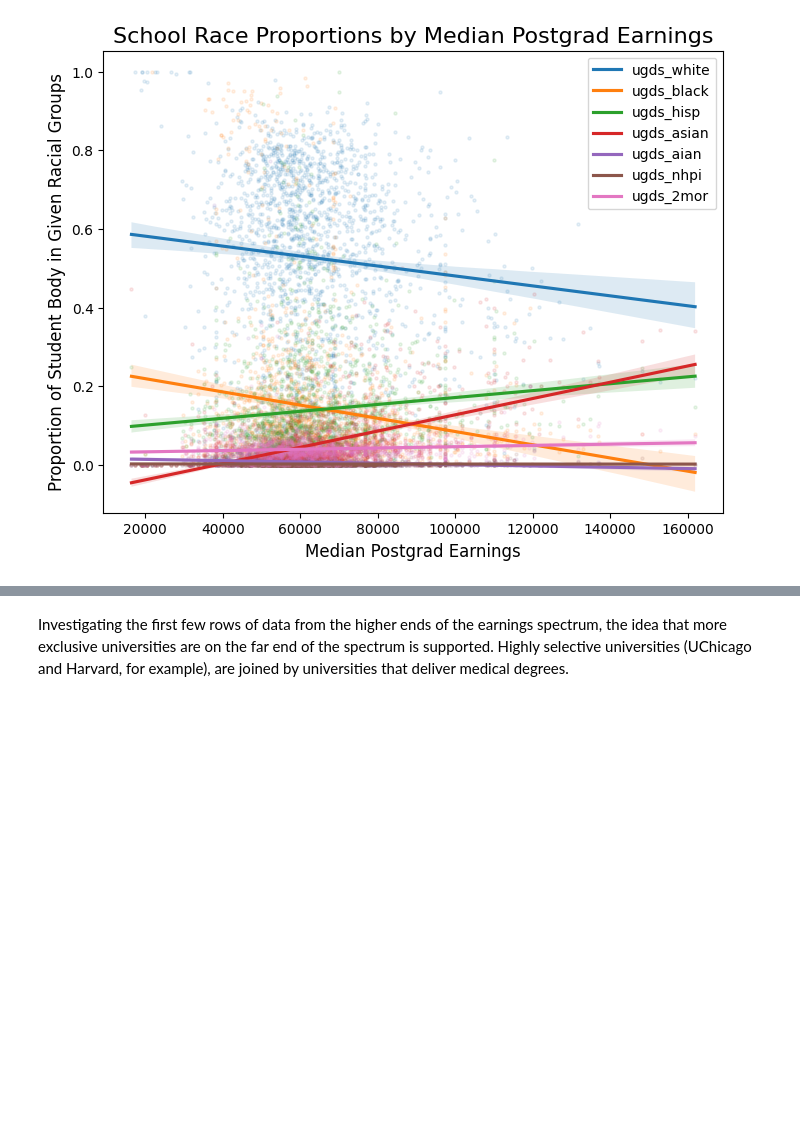
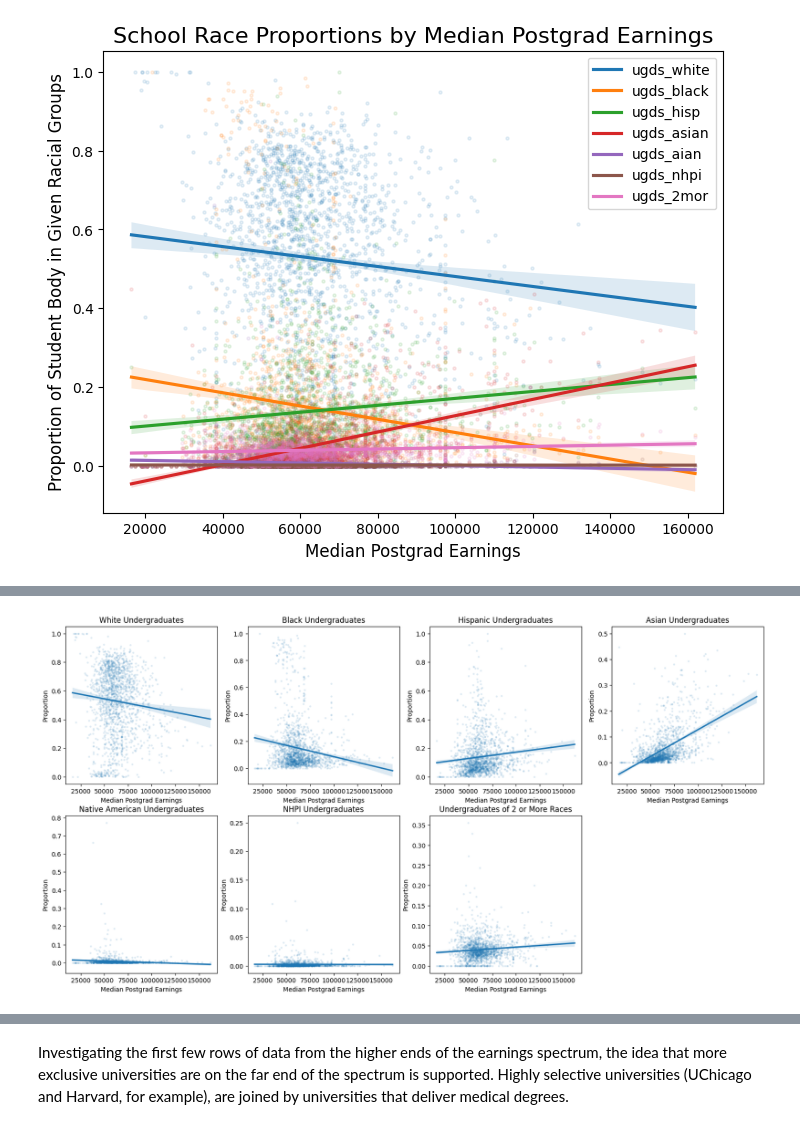
Before and after one commit to davidgarmal/comm3180_S26_G3_Data_Project, a Jupyter notebook: data_analysis/glynn_provisional_analysis.ipynb, the cells around one changed output, grey strips where cells are left out. Saved outputs shown, nothing was run; the diff lists cells and outputs as text; code cells hidden in the pictures; blank space fills up the shorter version.

```diff
--- a/data_analysis/glynn_provisional_analysis.ipynb
+++ b/data_analysis/glynn_provisional_analysis.ipynb
@@ -172,0 +224,21 @@ n_pbi = len(dat[dat['pbi']>=0.98]) #19 primarily black institutions
+# %%
+#asked claude to help me make a summary table to put all the regression results in one place so it was easier to read:
+results = []
+
+for col in race_cols:
+    model_all = smf.ols(f'md_earn_wne_4yr ~ {col}', data=dat).fit()
+    model_des = smf.ols(f'md_earn_wne_4yr ~ {col}', data=dat_designated).fit()
+
+    results.append({
+        'Racial Group':    col,
+        'Slope (All)':     f"{model_all.params[col]:,.0f}",
+        'R² (All)':        f"{model_all.rsquared:.3f}",
+        'p-value (All)':   f"{model_all.pvalues[col]:.3f}",
+        'Slope (Designated)': f"{model_des.params[col]:,.0f}",
+        'R² (Designated)':    f"{model_des.rsquared:.3f}",
+        'p-value (Designated)': f"{model_des.pvalues[col]:.3f}",
+    })
+
+summary = pd.DataFrame(results)
+summary['Racial Group'] = race_col_names  # swap in your readable names
+summary
@@ -173,8 +266,29 @@ n_pbi = len(dat[dat['pbi']>=0.98]) #19 primarily black institutions
 # %%
 #the goal is to make a faceted graph for each of the racial groups
     #each graph willl have a horizontal line for the proportion of that group in the population
     #then there will be specially shaped dots to represent universities specifically designated by the DOE as hbcus, hsis, etc.
     #have a label for the regression line
+race_cols = ['ugds_white', 'ugds_black', 'ugds_hisp', 'ugds_asian', 'ugds_aian', 'ugds_nhpi', 'ugds_2mor']
+race_col_names = ['White Undergraduates', 'Black Undergraduates', 'Hispanic Undergraduates' ,'Asian Undergraduates',
+                 'Native American Undergraduates', 'NHPI Undergraduates', 'Undergraduates of 2 or More Races']
+#asked claude for help learning how to facet the graph
+fig, axes = plt.subplots(nrows = 2, ncols =4, figsize = (20,10)) #make a grid of axes
+axes = axes.flatten() #make the axes into a list
+
+for i, col in enumerate(race_cols): #where enumerate is adding a counter to an
+        #object that I'm iterating over, in this case, race_cols
+    sns.regplot(data = dat, x = 'md_earn_wne_4yr', y = col,
+                scatter_kws = {'alpha': 0.1, 's':5},
+                line_kws = {'label': col},
+                ax = axes[i])
+    axes[i].set_title(race_col_names[i])
+    axes[i].set_xlabel('Median Postgrad Earnings')
+    axes[i].set_ylabel('Proportion')
+axes[-1].set_visible(False) #get rid of the last axis
+
+plt.show()
+# %% [output]
+[figure, added]
 # %%
 ##Investigate universities who are outliers in percent of student body == 1
 # %%
```
Also changed, not shown: parts of 17 cells of this notebook, 1 other file.
